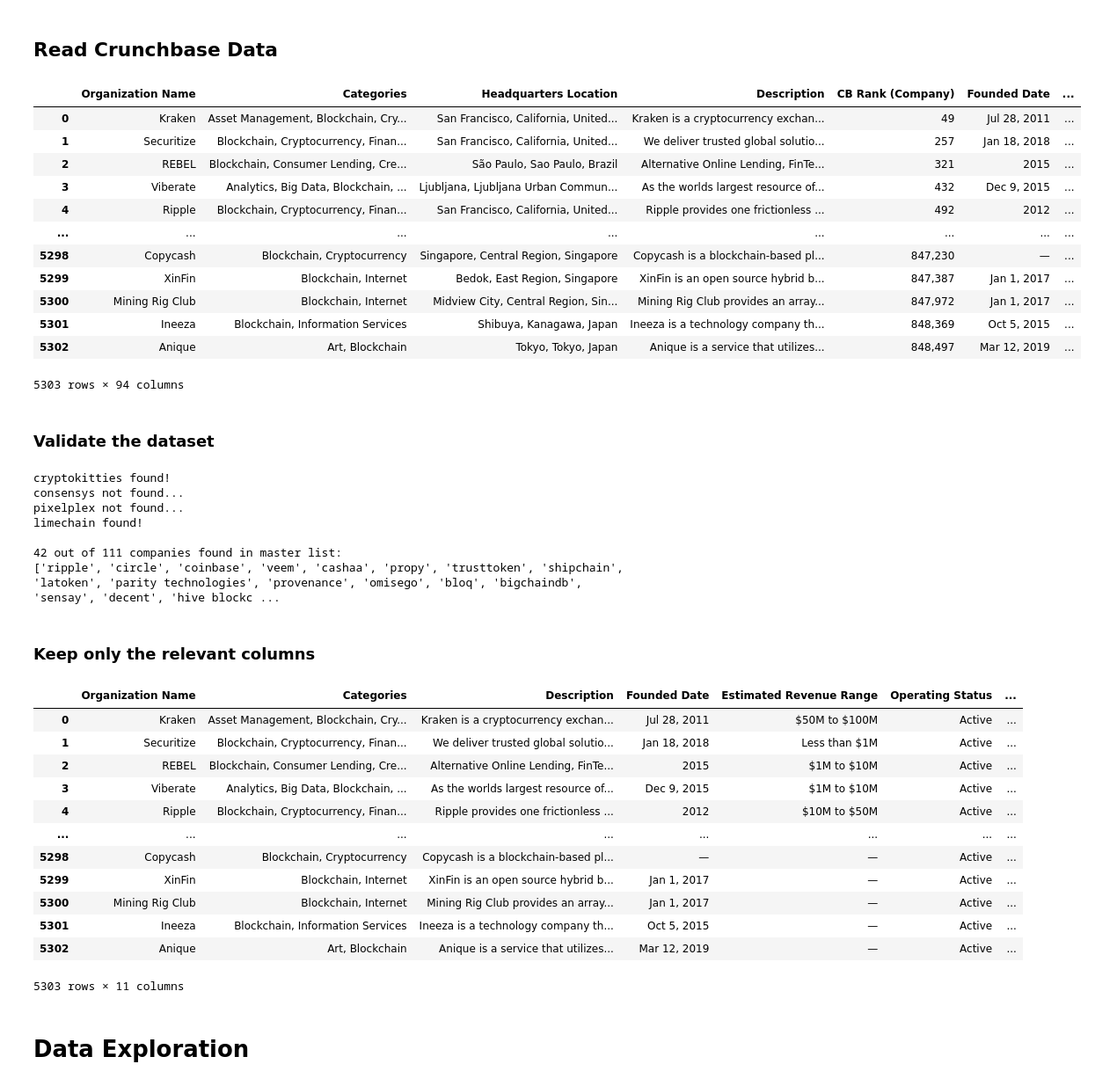
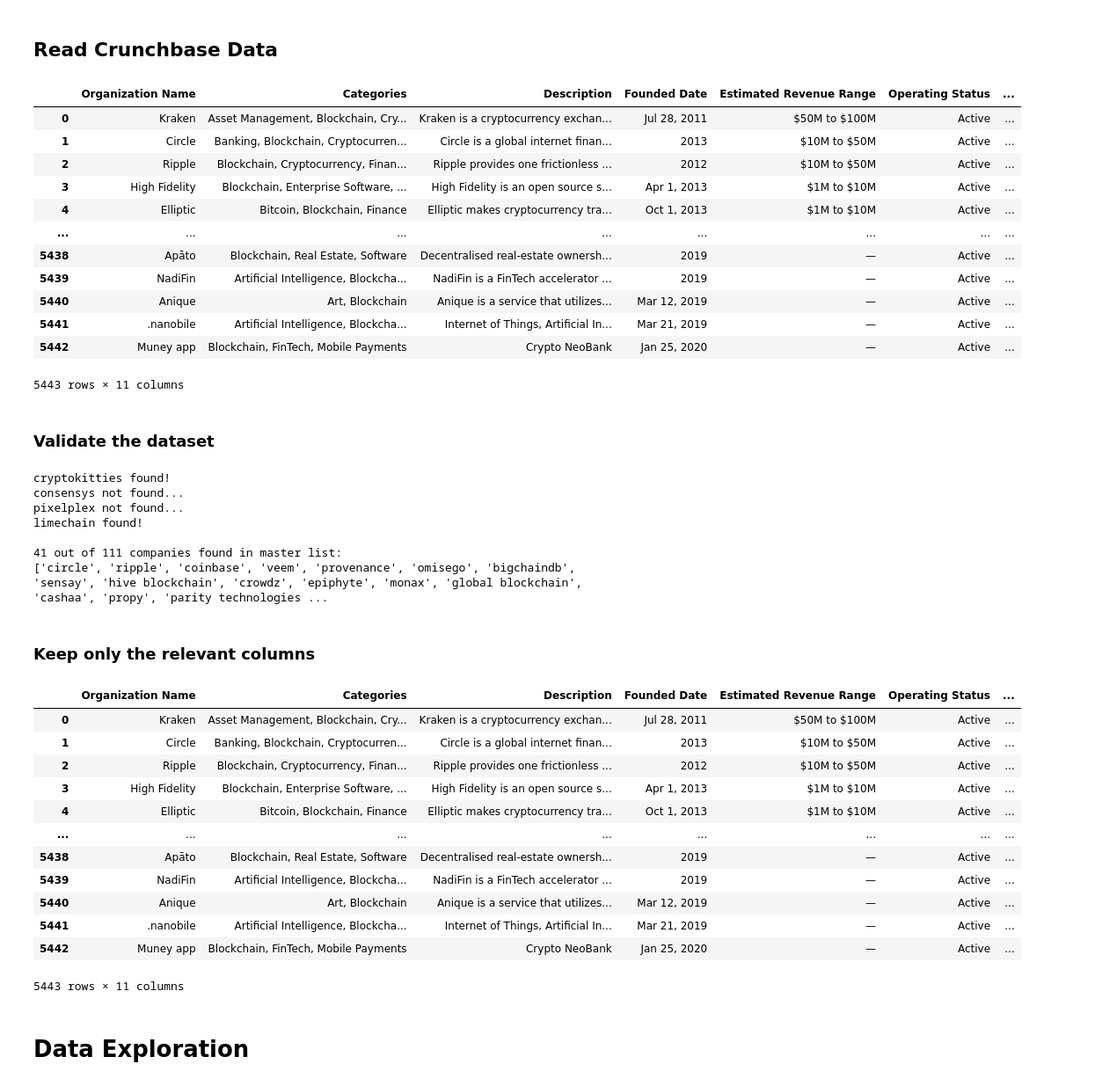
Before and after one commit to sdsc-blocklab/Blockchain-Market-Evolution, a Jupyter notebook: Crunchbase Dataset Explorer.ipynb, the cells around one changed output. Shown at 88% size. Cells and saved outputs as stored; diff of their text form; code cells hidden in the pictures.

Commit message:
Add missing companies to dataset and remove whitespace from name column

```diff
--- a/Crunchbase Dataset Explorer.ipynb
+++ b/Crunchbase Dataset Explorer.ipynb
@@ -10,26 +10,25 @@ from wordcloud import WordCloud
 # %% [markdown]
 ## Read Crunchbase Data
 # %%
-df = pd.read_csv('crunchbase_data/crunchbase_blockchain_companies_raw.csv', encoding='utf-8')
-df['Organization Name'] = df['Organization Name'].str.strip()
+df = pd.read_csv('crunchbase_data/crunchbase_blockchain_companies.csv', encoding='utf-8')
 
 pd.set_option('display.max_columns', None)
 pd.set_option('display.max_colwidth', 50) # Show full text
 df
 # %% [output]
-|  | Organization Name | Categories | Headquarters Location | Description | CB Rank (Company) | Founded Date | ... |
-| 0 | Kraken | Asset Management, Blockchain, Cry... | San Francisco, California, United... | Kraken is a cryptocurrency exchan... | 49 | Jul 28, 2011 | ... |
-| 1 | Securitize | Blockchain, Cryptocurrency, Finan... | San Francisco, California, United... | We deliver trusted global solutio... | 257 | Jan 18, 2018 | ... |
-| 2 | REBEL | Blockchain, Consumer Lending, Cre... | São Paulo, Sao Paulo, Brazil | Alternative Online Lending, FinTe... | 321 | 2015 | ... |
-| 3 | Viberate | Analytics, Big Data, Blockchain, ... | Ljubljana, Ljubljana Urban Commun... | As the worlds largest resource of... | 432 | Dec 9, 2015 | ... |
-| 4 | Ripple | Blockchain, Cryptocurrency, Finan... | San Francisco, California, United... | Ripple provides one frictionless ... | 492 | 2012 | ... |
+|  | Organization Name | Categories | Description | Founded Date | Estimated Revenue Range | Operating Status | ... |
+| 0 | Kraken | Asset Management, Blockchain, Cry... | Kraken is a cryptocurrency exchan... | Jul 28, 2011 | $50M to $100M | Active | ... |
+| 1 | Circle | Banking, Blockchain, Cryptocurren... | Circle is a global internet finan... | 2013 | $10M to $50M | Active | ... |
+| 2 | Ripple | Blockchain, Cryptocurrency, Finan... | Ripple provides one frictionless ... | 2012 | $10M to $50M | Active | ... |
+| 3 | High Fidelity | Blockchain, Enterprise Software, ... | High Fidelity is an open source s... | Apr 1, 2013 | $1M to $10M | Active | ... |
+| 4 | Elliptic | Bitcoin, Blockchain, Finance | Elliptic makes cryptocurrency tra... | Oct 1, 2013 | $1M to $10M | Active | ... |
 | ... | ... | ... | ... | ... | ... | ... | ... |
-| 5298 | Copycash | Blockchain, Cryptocurrency | Singapore, Central Region, Singapore | Copycash is a blockchain-based pl... | 847,230 | — | ... |
-| 5299 | XinFin | Blockchain, Internet | Bedok, East Region, Singapore | XinFin is an open source hybrid b... | 847,387 | Jan 1, 2017 | ... |
-| 5300 | Mining Rig Club | Blockchain, Internet | Midview City, Central Region, Sin... | Mining Rig Club provides an array... | 847,972 | Jan 1, 2017 | ... |
-| 5301 | Ineeza | Blockchain, Information Services | Shibuya, Kanagawa, Japan | Ineeza is a technology company th... | 848,369 | Oct 5, 2015 | ... |
-| 5302 | Anique | Art, Blockchain | Tokyo, Tokyo, Japan | Anique is a service that utilizes... | 848,497 | Mar 12, 2019 | ... |
+| 5438 | Apāto | Blockchain, Real Estate, Software | Decentralised real-estate ownersh... | 2019 | — | Active | ... |
+| 5439 | NadiFin | Artificial Intelligence, Blockcha... | NadiFin is a FinTech accelerator ... | 2019 | — | Active | ... |
+| 5440 | Anique | Art, Blockchain | Anique is a service that utilizes... | Mar 12, 2019 | — | Active | ... |
+| 5441 | .nanobile | Artificial Intelligence, Blockcha... | Internet of Things, Artificial In... | Mar 21, 2019 | — | Active | ... |
+| 5442 | Muney app | Blockchain, FinTech, Mobile Payments | Crypto NeoBank | Jan 25, 2020 | — | Active | ... |
-5303 rows × 94 columns
+5443 rows × 11 columns
 # %% [markdown]
 ### Validate the dataset
 # %%
@@ -61,8 +60,8 @@ consensys not found...
 pixelplex not found...
 limechain found!
 
-42 out of 111 companies found in master list:
-['ripple', 'circle', 'coinbase', 'veem', 'cashaa', 'propy', 'trusttoken', 'shipchain', 'latoken', 'parity technologies', 'provenance', 'omisego', 'bloq', 'bigchaindb', 'sensay', 'decent', 'hive blockc ...
+41 out of 111 companies found in master list:
+['circle', 'ripple', 'coinbase', 'veem', 'provenance', 'omisego', 'bigchaindb', 'sensay', 'hive blockchain', 'crowdz', 'epiphyte', 'monax', 'global blockchain', 'cashaa', 'propy', 'parity technologies ...
 # %% [markdown]
 ### Keep only the relevant columns
 # %%
@@ -72,17 +71,17 @@ df
 # %% [output]
 |  | Organization Name | Categories | Description | Founded Date | Estimated Revenue Range | Operating Status | ... |
 | 0 | Kraken | Asset Management, Blockchain, Cry... | Kraken is a cryptocurrency exchan... | Jul 28, 2011 | $50M to $100M | Active | ... |
-| 1 | Securitize | Blockchain, Cryptocurrency, Finan... | We deliver trusted global solutio... | Jan 18, 2018 | Less than $1M | Active | ... |
-| 2 | REBEL | Blockchain, Consumer Lending, Cre... | Alternative Online Lending, FinTe... | 2015 | $1M to $10M | Active | ... |
-| 3 | Viberate | Analytics, Big Data, Blockchain, ... | As the worlds largest resource of... | Dec 9, 2015 | $1M to $10M | Active | ... |
-| 4 | Ripple | Blockchain, Cryptocurrency, Finan... | Ripple provides one frictionless ... | 2012 | $10M to $50M | Active | ... |
+| 1 | Circle | Banking, Blockchain, Cryptocurren... | Circle is a global internet finan... | 2013 | $10M to $50M | Active | ... |
+| 2 | Ripple | Blockchain, Cryptocurrency, Finan... | Ripple provides one frictionless ... | 2012 | $10M to $50M | Active | ... |
+| 3 | High Fidelity | Blockchain, Enterprise Software, ... | High Fidelity is an open source s... | Apr 1, 2013 | $1M to $10M | Active | ... |
+| 4 | Elliptic | Bitcoin, Blockchain, Finance | Elliptic makes cryptocurrency tra... | Oct 1, 2013 | $1M to $10M | Active | ... |
 | ... | ... | ... | ... | ... | ... | ... | ... |
-| 5298 | Copycash | Blockchain, Cryptocurrency | Copycash is a blockchain-based pl... | — | — | Active | ... |
-| 5299 | XinFin | Blockchain, Internet | XinFin is an open source hybrid b... | Jan 1, 2017 | — | Active | ... |
-| 5300 | Mining Rig Club | Blockchain, Internet | Mining Rig Club provides an array... | Jan 1, 2017 | — | Active | ... |
-| 5301 | Ineeza | Blockchain, Information Services | Ineeza is a technology company th... | Oct 5, 2015 | — | Active | ... |
-| 5302 | Anique | Art, Blockchain | Anique is a service that utilizes... | Mar 12, 2019 | — | Active | ... |
+| 5438 | Apāto | Blockchain, Real Estate, Software | Decentralised real-estate ownersh... | 2019 | — | Active | ... |
+| 5439 | NadiFin | Artificial Intelligence, Blockcha... | NadiFin is a FinTech accelerator ... | 2019 | — | Active | ... |
+| 5440 | Anique | Art, Blockchain | Anique is a service that utilizes... | Mar 12, 2019 | — | Active | ... |
+| 5441 | .nanobile | Artificial Intelligence, Blockcha... | Internet of Things, Artificial In... | Mar 21, 2019 | — | Active | ... |
+| 5442 | Muney app | Blockchain, FinTech, Mobile Payments | Crypto NeoBank | Jan 25, 2020 | — | Active | ... |
-5303 rows × 11 columns
+5443 rows × 11 columns
 # %% [markdown]
 # Data Exploration
 # %% [markdown]
```
Also changed, not shown: parts of 2 cells of this notebook, 14 other files.
